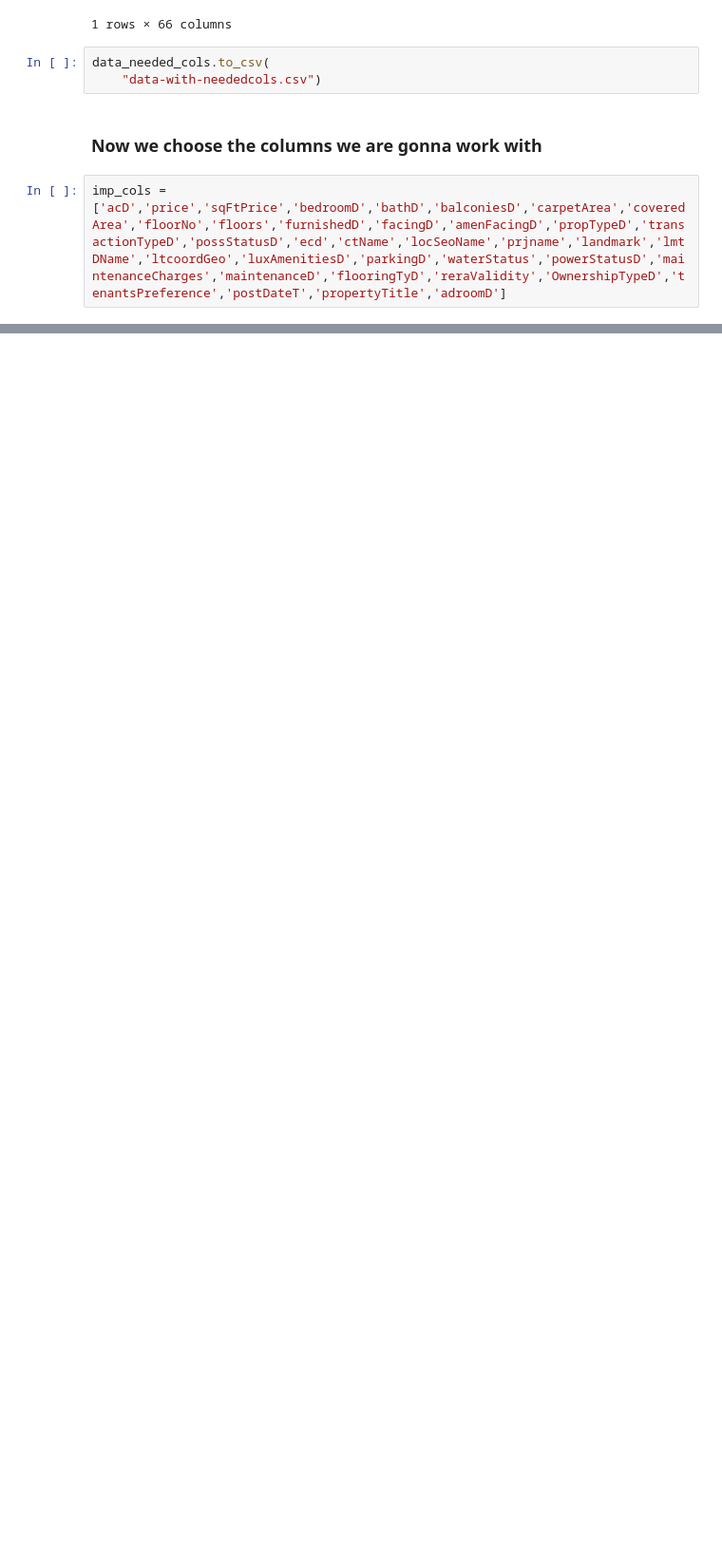
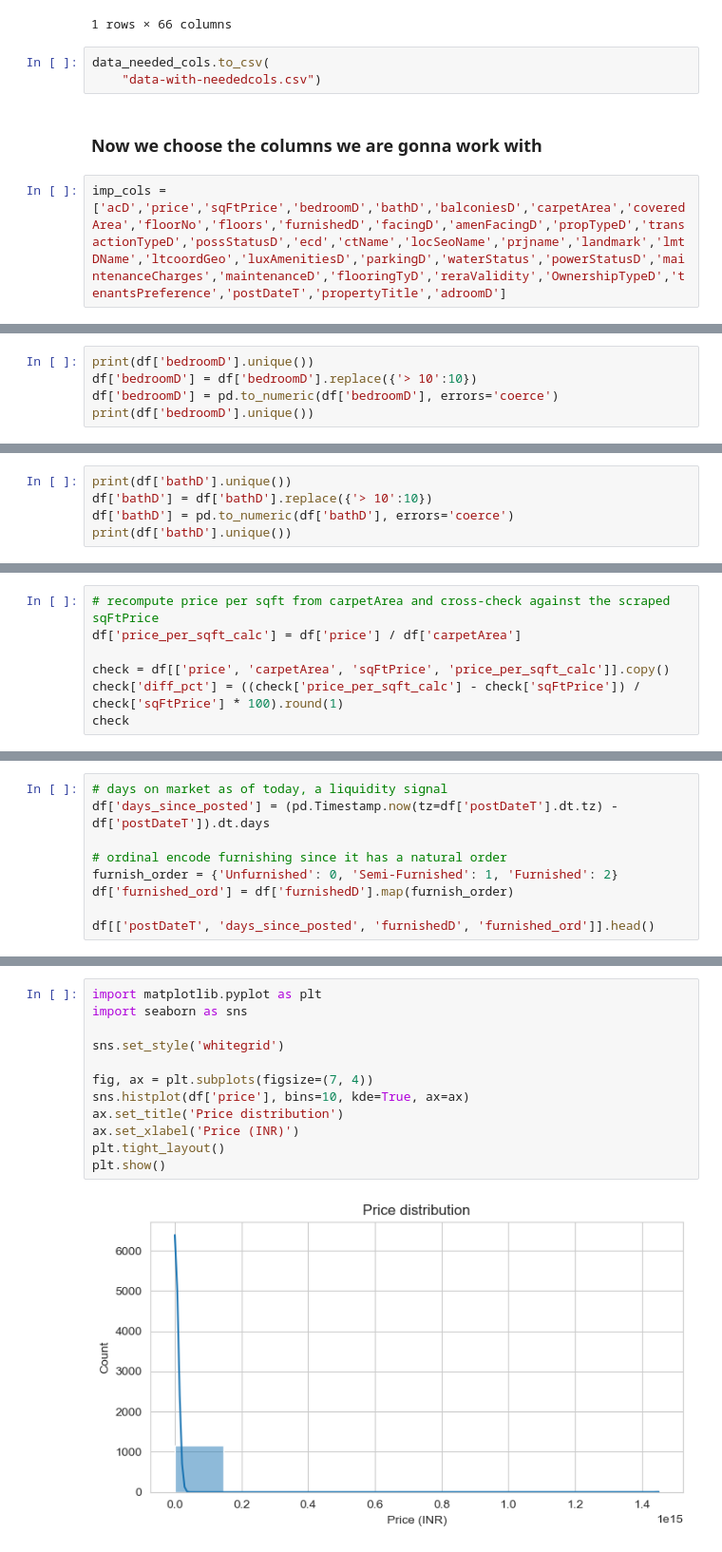
Before and after one commit to Mubashirr101/real-estate-tracker, a Jupyter notebook: scripts/eda.ipynb, the cells around one changed output, grey strips where cells are left out. Shown at 95% size. Saved outputs shown, nothing was run; the diff lists cells and outputs as text; blank space fills up the shorter version.

```diff
--- a/scripts/eda.ipynb
+++ b/scripts/eda.ipynb
@@ -79,0 +226,5 @@ print(working_dataset[['carpetArea','price']])
+# %%
+print(df['bedroomD'].unique())
+df['bedroomD'] = df['bedroomD'].replace({'> 10':10})
+df['bedroomD'] = pd.to_numeric(df['bedroomD'], errors='coerce')
+print(df['bedroomD'].unique())
@@ -79,0 +234,5 @@ print(working_dataset[['carpetArea','price']])
+# %%
+print(df['bathD'].unique())
+df['bathD'] = df['bathD'].replace({'> 10':10})
+df['bathD'] = pd.to_numeric(df['bathD'], errors='coerce')
+print(df['bathD'].unique())
@@ -79,0 +244,7 @@ print(working_dataset[['carpetArea','price']])
+# %%
+# recompute price per sqft from carpetArea and cross-check against the scraped sqFtPrice
+df['price_per_sqft_calc'] = df['price'] / df['carpetArea']
+
+check = df[['price', 'carpetArea', 'sqFtPrice', 'price_per_sqft_calc']].copy()
+check['diff_pct'] = ((check['price_per_sqft_calc'] - check['sqFtPrice']) / check['sqFtPrice'] * 100).round(1)
+check
@@ -79,0 +267,9 @@ print(working_dataset[['carpetArea','price']])
+# %%
+# days on market as of today, a liquidity signal
+df['days_since_posted'] = (pd.Timestamp.now(tz=df['postDateT'].dt.tz) - df['postDateT']).dt.days
+
+# ordinal encode furnishing since it has a natural order
+furnish_order = {'Unfurnished': 0, 'Semi-Furnished': 1, 'Furnished': 2}
+df['furnished_ord'] = df['furnishedD'].map(furnish_order)
+
+df[['postDateT', 'days_since_posted', 'furnishedD', 'furnished_ord']].head()
@@ -79,0 +298,14 @@ print(working_dataset[['carpetArea','price']])
+# %%
+import matplotlib.pyplot as plt
+import seaborn as sns
+
+sns.set_style('whitegrid')
+
+fig, ax = plt.subplots(figsize=(7, 4))
+sns.histplot(df['price'], bins=10, kde=True, ax=ax)
+ax.set_title('Price distribution')
+ax.set_xlabel('Price (INR)')
+plt.tight_layout()
+plt.show()
+# %% [output]
+[figure, added]
```
Also changed, not shown: parts of 38 cells of this notebook, 6 other files.
